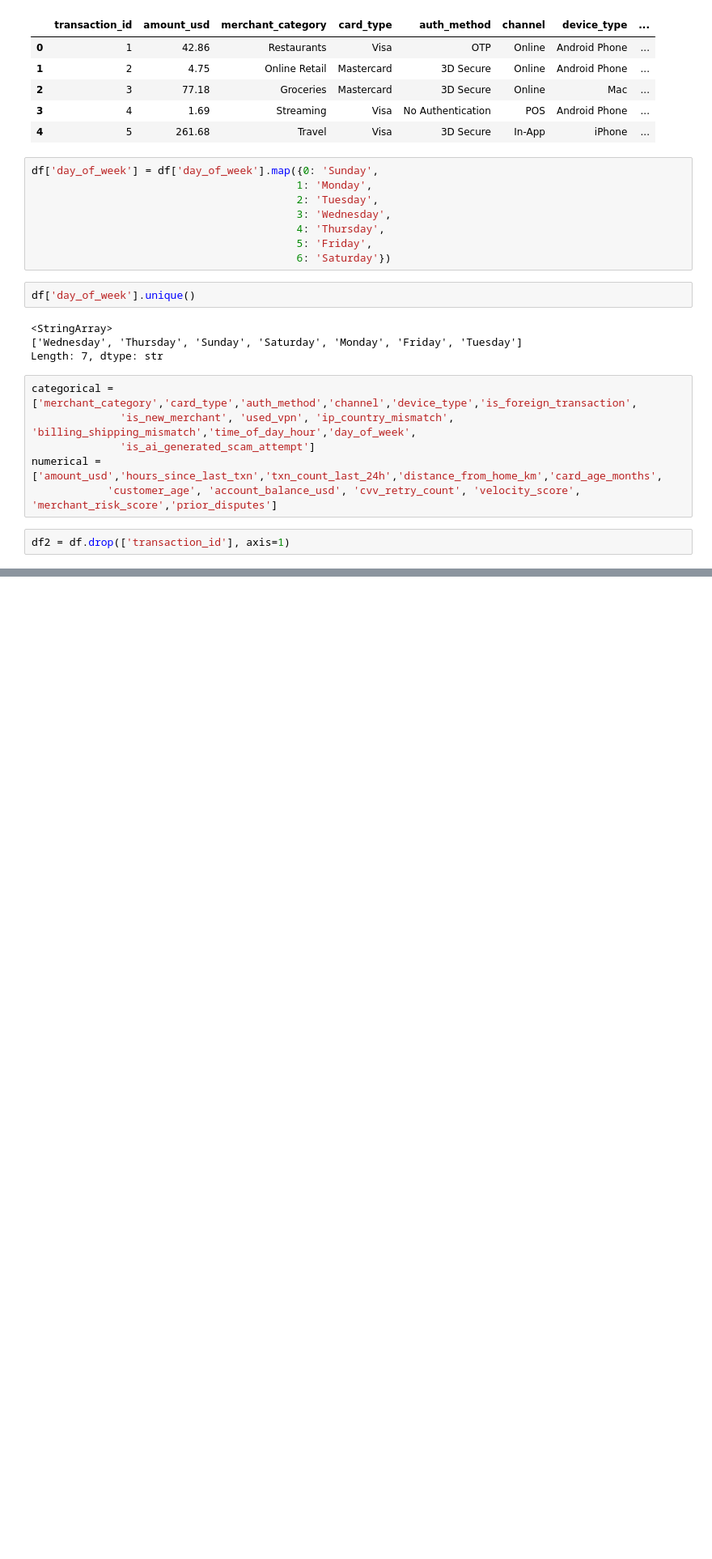
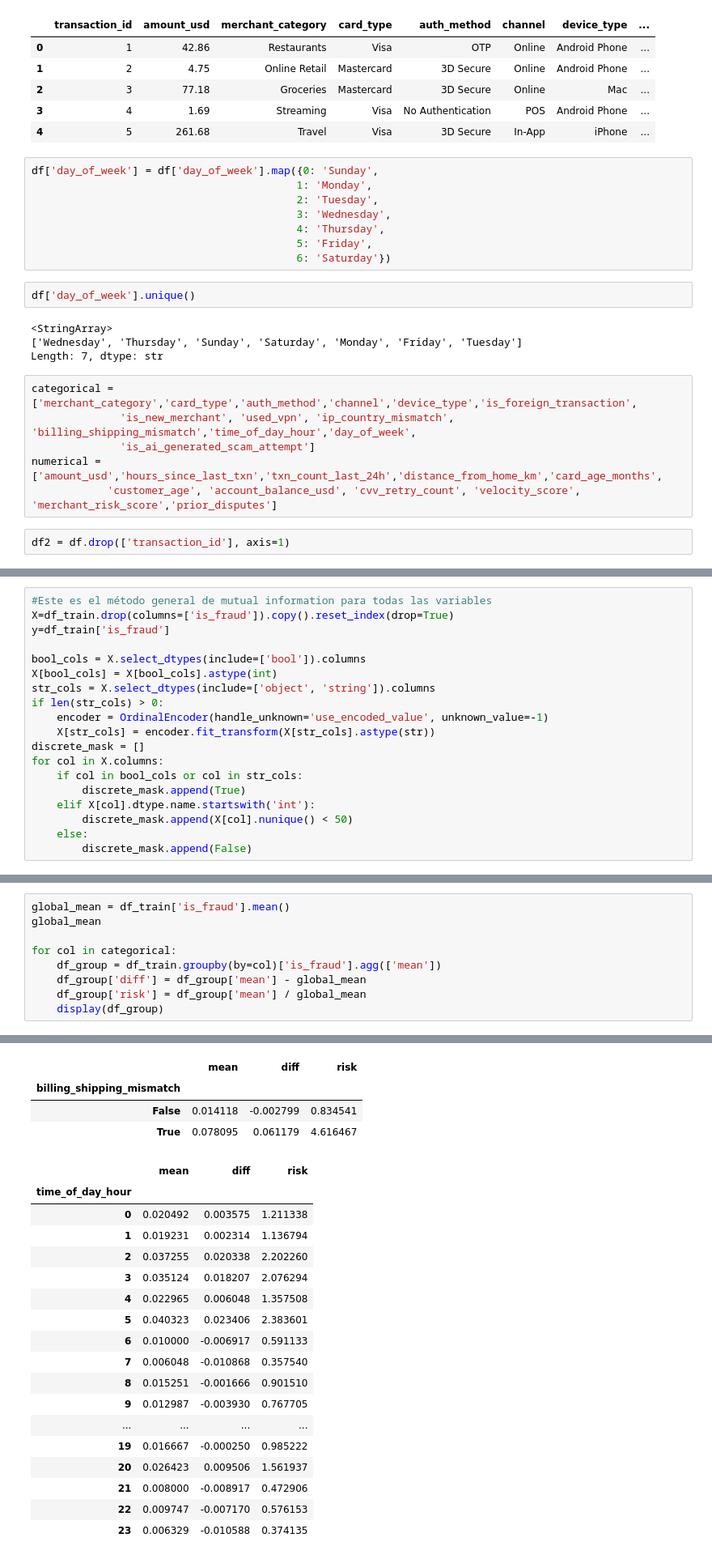
Before and after one commit to MasterGino7/MLZC2026MidTermProject, a Jupyter notebook: Credit Card Fraud Detection.ipynb, the cells around one changed output, grey strips where cells are left out. Shown at 81% size. Drawn from its saved outputs; the diff is of its cells as text; blank space fills up the shorter version.

```diff
--- a/Credit Card Fraud Detection.ipynb
+++ b/Credit Card Fraud Detection.ipynb
@@ -99,0 +110,19 @@ df_full_train, df_test = train_test_split(df,
+# %%
+#Este es el método general de mutual information para todas las variables
+X=df_train.drop(columns=['is_fraud']).copy().reset_index(drop=True)
+y=df_train['is_fraud']
+
+bool_cols = X.select_dtypes(include=['bool']).columns
+X[bool_cols] = X[bool_cols].astype(int)
+str_cols = X.select_dtypes(include=['object', 'string']).columns
+if len(str_cols) > 0:
+    encoder = OrdinalEncoder(handle_unknown='use_encoded_value', unknown_value=-1)
+    X[str_cols] = encoder.fit_transform(X[str_cols].astype(str))
+discrete_mask = []
+for col in X.columns:
+    if col in bool_cols or col in str_cols:
+        discrete_mask.append(True)
+    elif X[col].dtype.name.startswith('int'):
+        discrete_mask.append(X[col].nunique() < 50)
+    else:
+        discrete_mask.append(False)
@@ -105,0 +198,10 @@ df_mi = df_mi.sort_values(ascending=False).to_frame(name='MI')
+# %%
+global_mean = df_train['is_fraud'].mean()
+global_mean
+
+for col in categorical:
+    df_group = df_train.groupby(by=col)['is_fraud'].agg(['mean'])
+    df_group['diff'] = df_group['mean'] - global_mean
+    df_group['risk'] = df_group['mean'] / global_mean
+    display(df_group)
+# %% [output]
@@ -105,0 +269,22 @@ df_mi = df_mi.sort_values(ascending=False).to_frame(name='MI')
+|  | mean | diff | risk |
+| billing_shipping_mismatch |  |  |  |
+| False | 0.014118 | -0.002799 | 0.834541 |
+| True | 0.078095 | 0.061179 | 4.616467 |
+|  | mean | diff | risk |
+| time_of_day_hour |  |  |  |
+| 0 | 0.020492 | 0.003575 | 1.211338 |
+| 1 | 0.019231 | 0.002314 | 1.136794 |
+| 2 | 0.037255 | 0.020338 | 2.202260 |
+| 3 | 0.035124 | 0.018207 | 2.076294 |
+| 4 | 0.022965 | 0.006048 | 1.357508 |
+| 5 | 0.040323 | 0.023406 | 2.383601 |
+| 6 | 0.010000 | -0.006917 | 0.591133 |
+| 7 | 0.006048 | -0.010868 | 0.357540 |
+| 8 | 0.015251 | -0.001666 | 0.901510 |
+| 9 | 0.012987 | -0.003930 | 0.767705 |
+| ... | ... | ... | ... |
+| 19 | 0.016667 | -0.000250 | 0.985222 |
+| 20 | 0.026423 | 0.009506 | 1.561937 |
+| 21 | 0.008000 | -0.008917 | 0.472906 |
+| 22 | 0.009747 | -0.007170 | 0.576153 |
+| 23 | 0.006329 | -0.010588 | 0.374135 |
```
Also changed, not shown: parts of 19 cells of this notebook.
